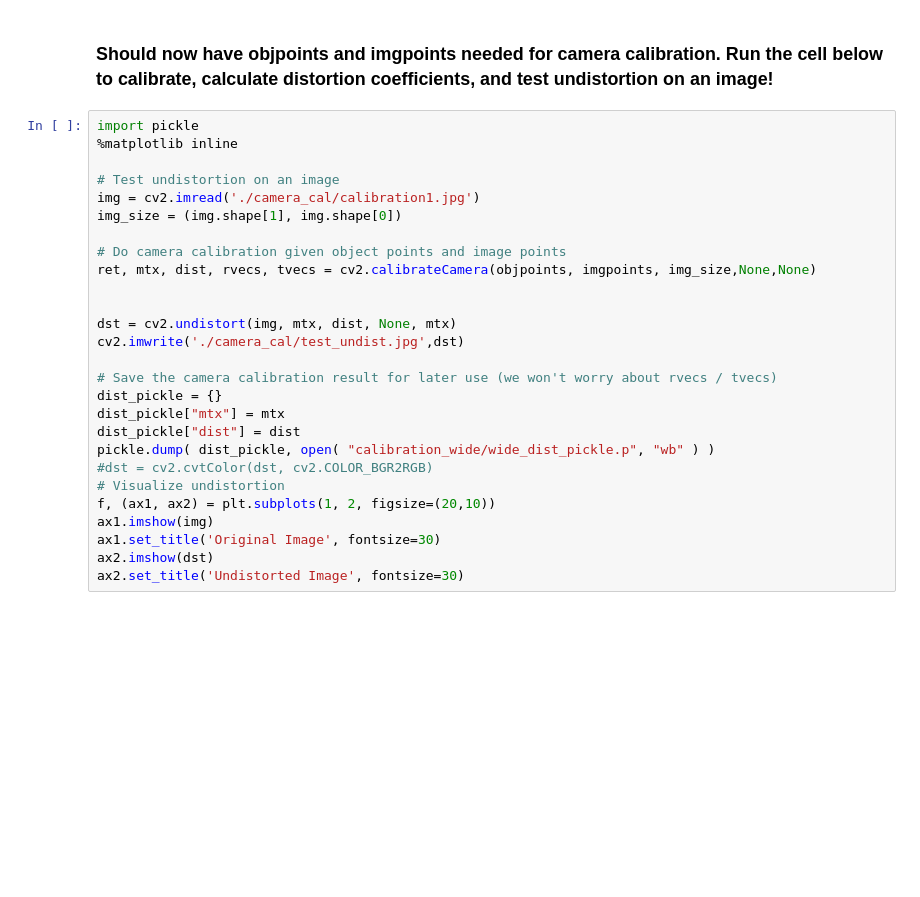
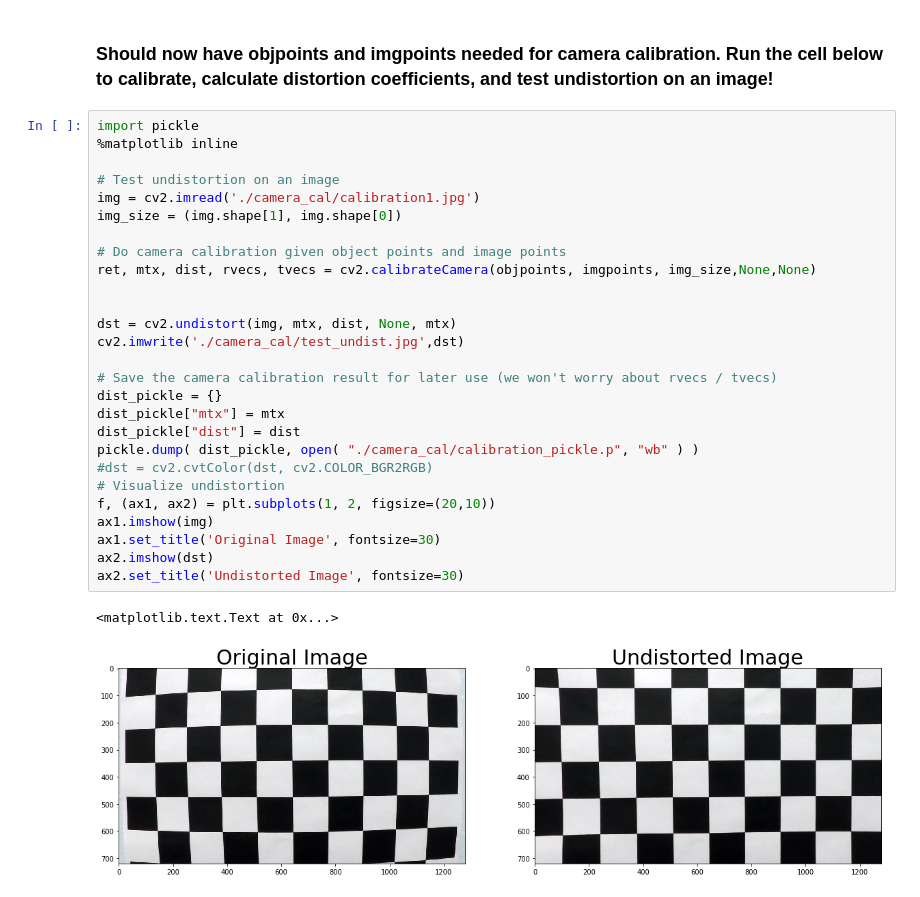
Before and after one commit to tsenying/CarND-Advanced-Lane-Lines, a Jupyter notebook: CameraCalibration.ipynb, the cells around one changed output. Cells and saved outputs as stored; diff of their text form; blank space fills up the shorter version.

Commit message:
calibrate images and save calibration and test undistort

```diff
--- a/CameraCalibration.ipynb
+++ b/CameraCalibration.ipynb
@@ -80,27 +80,30 @@ cv2.destroyAllWindows()
 # %%
 import pickle
 %matplotlib inline
 
 # Test undistortion on an image
 img = cv2.imread('./camera_cal/calibration1.jpg')
 img_size = (img.shape[1], img.shape[0])
 
 # Do camera calibration given object points and image points
 ret, mtx, dist, rvecs, tvecs = cv2.calibrateCamera(objpoints, imgpoints, img_size,None,None)
 
 
 dst = cv2.undistort(img, mtx, dist, None, mtx)
 cv2.imwrite('./camera_cal/test_undist.jpg',dst)
 
 # Save the camera calibration result for later use (we won't worry about rvecs / tvecs)
 dist_pickle = {}
 dist_pickle["mtx"] = mtx
 dist_pickle["dist"] = dist
-pickle.dump( dist_pickle, open( "calibration_wide/wide_dist_pickle.p", "wb" ) )
+pickle.dump( dist_pickle, open( "./camera_cal/calibration_pickle.p", "wb" ) )
 #dst = cv2.cvtColor(dst, cv2.COLOR_BGR2RGB)
 # Visualize undistortion
 f, (ax1, ax2) = plt.subplots(1, 2, figsize=(20,10))
 ax1.imshow(img)
 ax1.set_title('Original Image', fontsize=30)
 ax2.imshow(dst)
 ax2.set_title('Undistorted Image', fontsize=30)
+# %% [output]
+<matplotlib.text.Text at 0x...>
+[figure, added]
```
